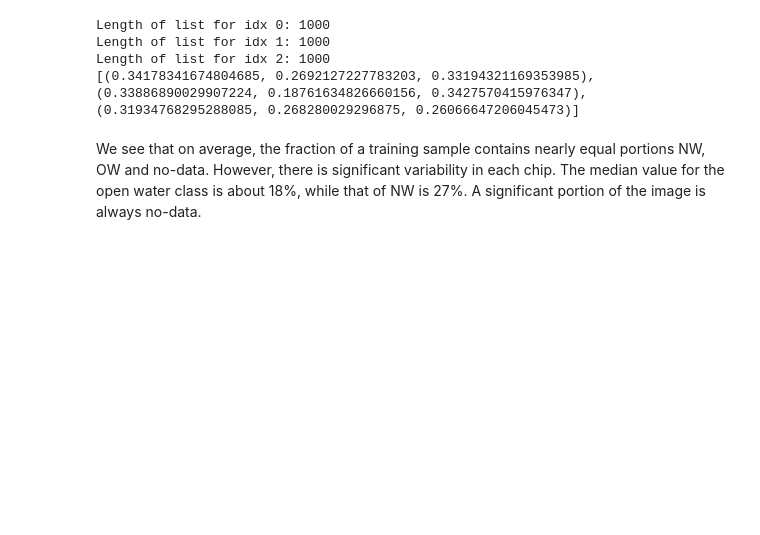
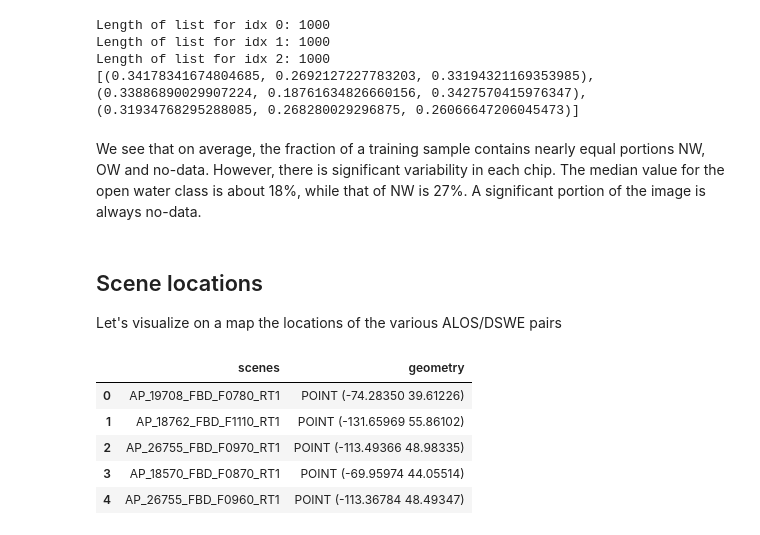
Before and after one commit to OPERA-Cal-Val/dl-with-alos-dswe, a Jupyter notebook: notebooks/1b-Visualize_data.ipynb, the cells around one changed output. Cells and saved outputs as stored; diff of their text form; code cells hidden in the pictures; blank space fills up the shorter version.

```diff
--- a/notebooks/1b-Visualize_data.ipynb
+++ b/notebooks/1b-Visualize_data.ipynb
@@ -163,3 +176,7 @@ Length of list for idx 2: 1000
 [(0.34178341674804685, 0.2692127227783203, 0.33194321169353985), (0.33886890029907224, 0.18761634826660156, 0.3427570415976347), (0.31934768295288085, 0.268280029296875, 0.26066647206045473)]
 # %% [markdown]
 We see that on average, the fraction of a training sample contains nearly equal portions NW, OW and no-data. However, there is significant variability in each chip. The median value for the open water class is about 18%, while that of NW is 27%. A significant portion of the image is always no-data.
+# %% [markdown]
+## Scene locations
+
+Let's visualize on a map the locations of the various ALOS/DSWE pairs
@@ -165,0 +197,11 @@ We see that on average, the fraction of a training sample contains nearly equal
+# %%
+alos_scene_df = {'scenes':[x.name for x in scene_paths], 'geometry': list(map(return_scene_center, scene_paths))}
+alos_df = gpd.GeoDataFrame(alos_scene_df, crs=CRS.from_epsg(4326))
+alos_df.head()
+# %% [output]
+|  | scenes | geometry |
+| 0 | AP_19708_FBD_F0780_RT1 | POINT (-74.28350 39.61226) |
+| 1 | AP_18762_FBD_F1110_RT1 | POINT (-131.65969 55.86102) |
+| 2 | AP_26755_FBD_F0970_RT1 | POINT (-113.49366 48.98335) |
+| 3 | AP_18570_FBD_F0870_RT1 | POINT (-69.95974 44.05514) |
+| 4 | AP_26755_FBD_F0960_RT1 | POINT (-113.36784 48.49347) |
```
Also changed, not shown: parts of 4 cells of this notebook.
